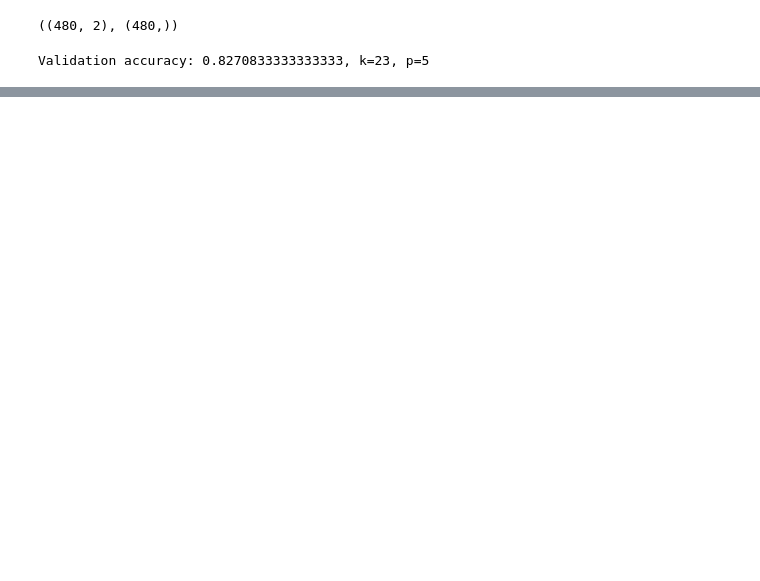
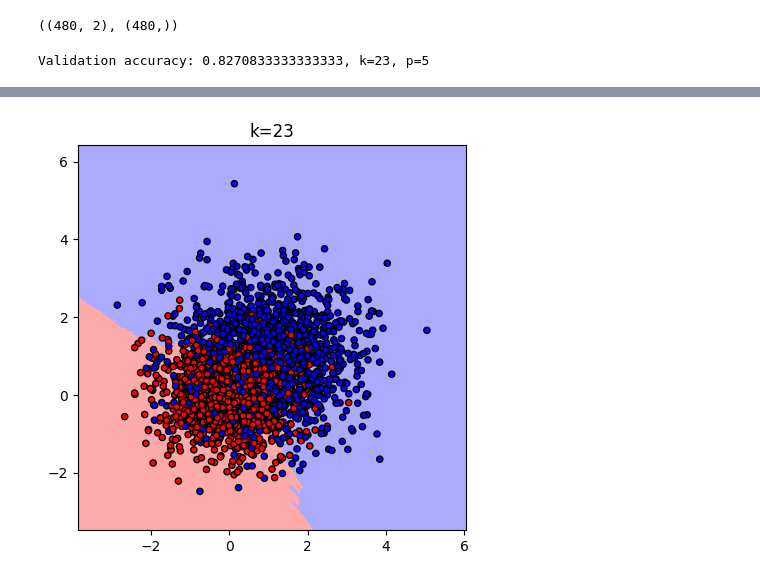
Before and after one commit to sararst/Malis, a Jupyter notebook: proj1/task2.ipynb, the cells around one changed output, grey strips where cells are left out. Drawn from its saved outputs; the diff is of its cells as text; code cells hidden in the pictures; blank space fills up the shorter version.

```diff
--- a/proj1/task2.ipynb
+++ b/proj1/task2.ipynb
@@ -50,7 +50,3 @@ xx, yy = np.meshgrid(np.arange(x_min, x_max, h),
                      np.arange(y_min, y_max, h))
 # X_test contains the test set inputs (xx,yy)
 X_test = np.c_[xx.ravel(), yy.ravel()]
-# %%
-knn3_model = KNN(3)
-knn3_model.train(X_train, y_train)
-y_test_k3 = knn3_model.predict(X_test, 2).reshape(xx.shape)
@@ -88,0 +66,6 @@ plt.show()
+# %%
+y_test = knn_model.predict(X_test, p).reshape(xx.shape)
+# %%
+utils.plot_results(xx, yy, X_train, y_train, y_test, "k=" + str(best_k))
+# %% [output]
+[figure, added]
```
Also changed, not shown: parts of 3 cells of this notebook, 1 other file.
